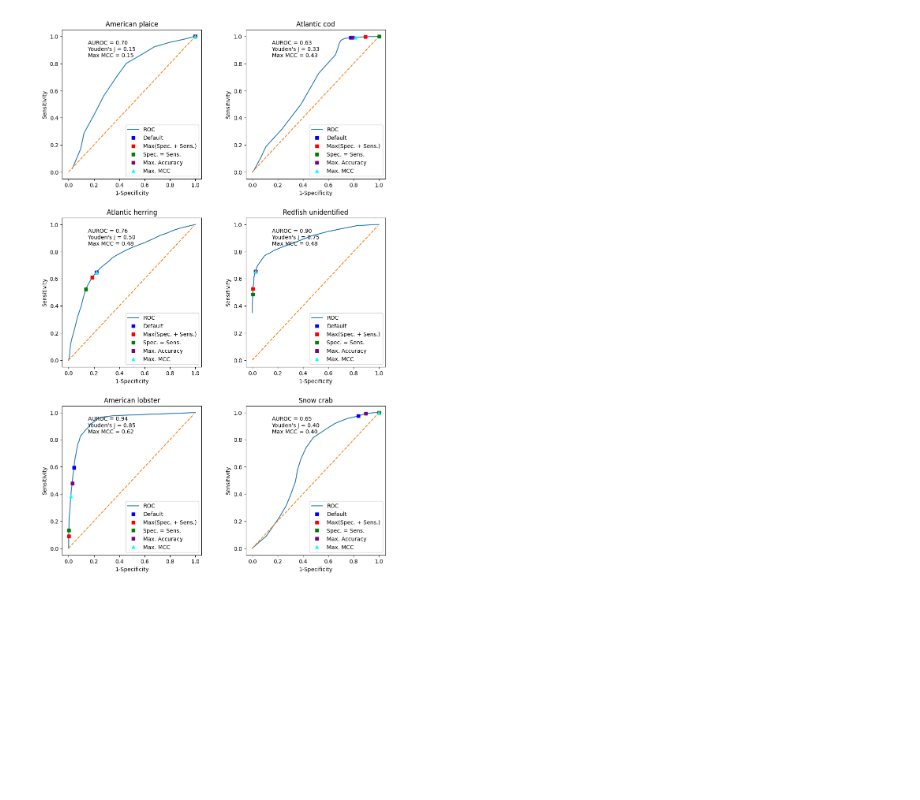
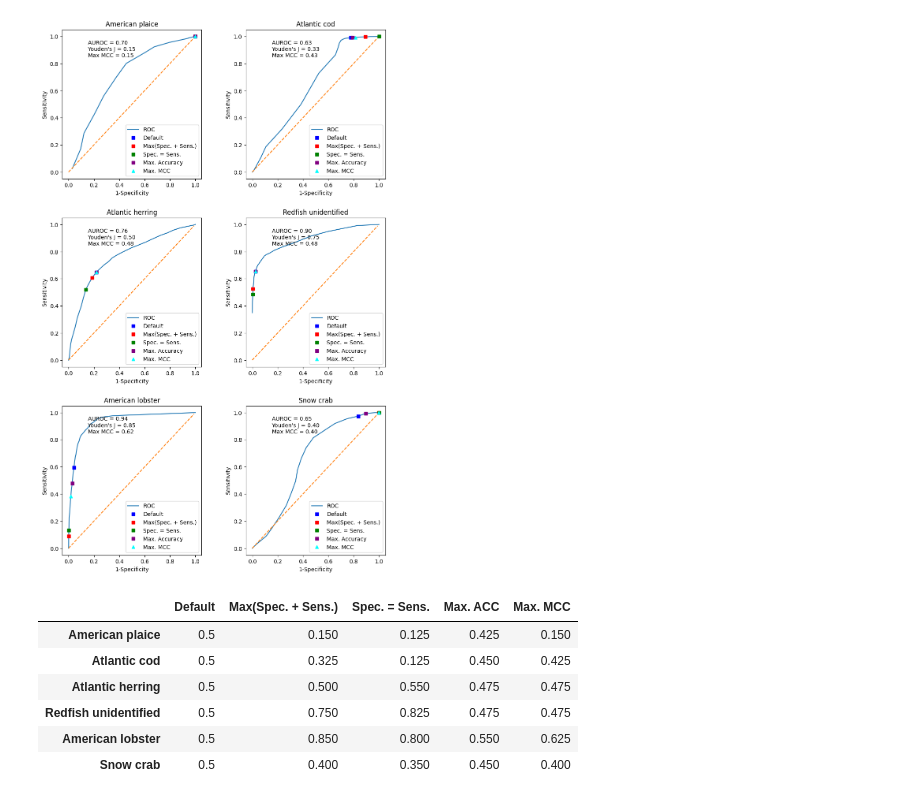
Before and after one commit to davjfish/WatspeedStatsGroupProject, a Jupyter notebook: analysis/Logistic_regression.ipynb, the cells around one changed output. Cells and saved outputs as stored; diff of their text form; code cells hidden in the pictures; blank space fills up the shorter version.

```diff
--- a/analysis/Logistic_regression.ipynb
+++ b/analysis/Logistic_regression.ipynb
@@ -420,5 +372,16 @@ for i in range(0, 6):
 # %% [output]
 [figure]
+# %%
+# now we need a table with the different discrimination thresholds
+discr_th_df
+# %% [output]
+|  | Default | Max(Spec. + Sens.) | Spec. = Sens. | Max. ACC | Max. MCC |
+| American plaice | 0.5 | 0.150 | 0.125 | 0.425 | 0.150 |
+| Atlantic cod | 0.5 | 0.325 | 0.125 | 0.450 | 0.425 |
+| Atlantic herring | 0.5 | 0.500 | 0.550 | 0.475 | 0.475 |
+| Redfish unidentified | 0.5 | 0.750 | 0.825 | 0.475 | 0.475 |
+| American lobster | 0.5 | 0.850 | 0.800 | 0.550 | 0.625 |
+| Snow crab | 0.5 | 0.400 | 0.350 | 0.450 | 0.400 |
 # %%
 
 # now for the piece de resistance!  Let's create some maps for predicting occurrences
```
Also changed, not shown: parts of 10 cells of this notebook.
